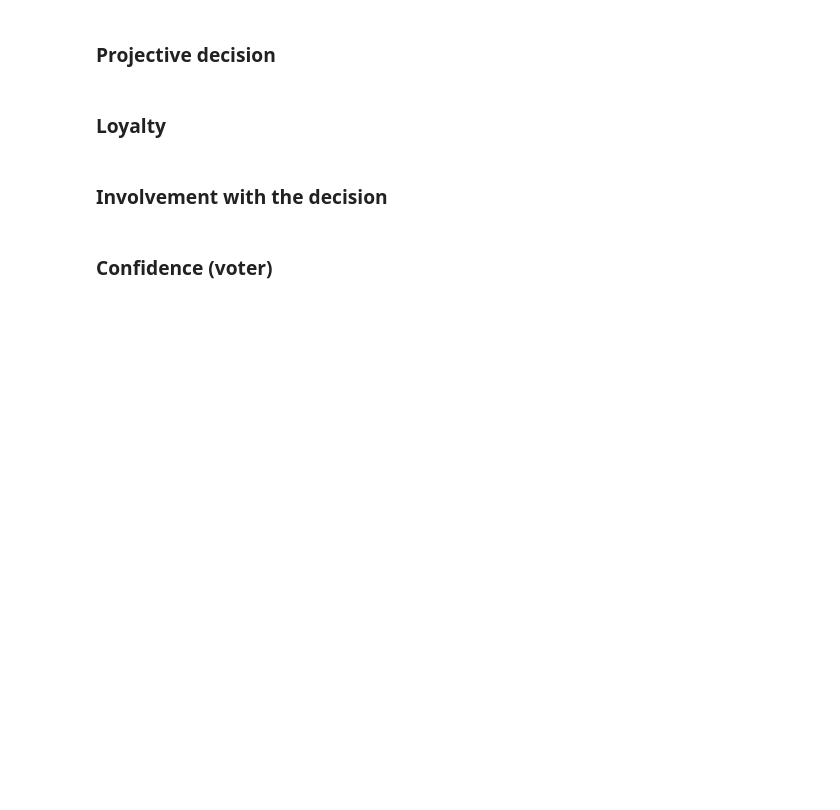
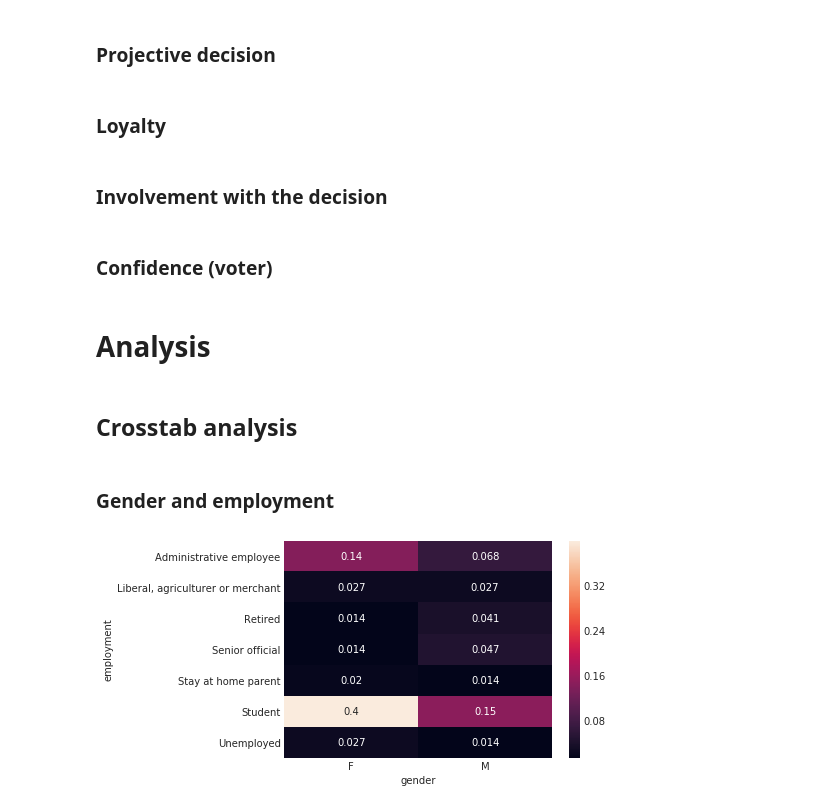
Before and after one commit to iyedg/municipal_elections_tunisia_2018, a Jupyter notebook: Tunisian municipal elections 2018.ipynb, the cells around one changed output. Cells and saved outputs as stored; diff of their text form; code cells hidden in the pictures; blank space fills up the shorter version.

Commit message:
Crosstab and part of ANOVA

```diff
--- a/Tunisian municipal elections 2018.ipynb
+++ b/Tunisian municipal elections 2018.ipynb
@@ -278,3 +278,17 @@ df["involvement_score"] = score(involvement)
 ### Confidence (voter)
 # %%
 df["confidence_score"] = score(confidence)
+# %% [markdown]
+# Analysis
+# %%
+import seaborn as sns
+import scipy.stats as stats
+sns.set_style("whitegrid")
+# %% [markdown]
+## Crosstab analysis
+# %% [markdown]
+### Gender and employment
+# %%
+sns.heatmap(pd.crosstab(df.employment, df.gender, normalize=True), annot=True);
+# %% [output]
+[figure, added]
```
Also changed, not shown: parts of 15 cells of this notebook.
